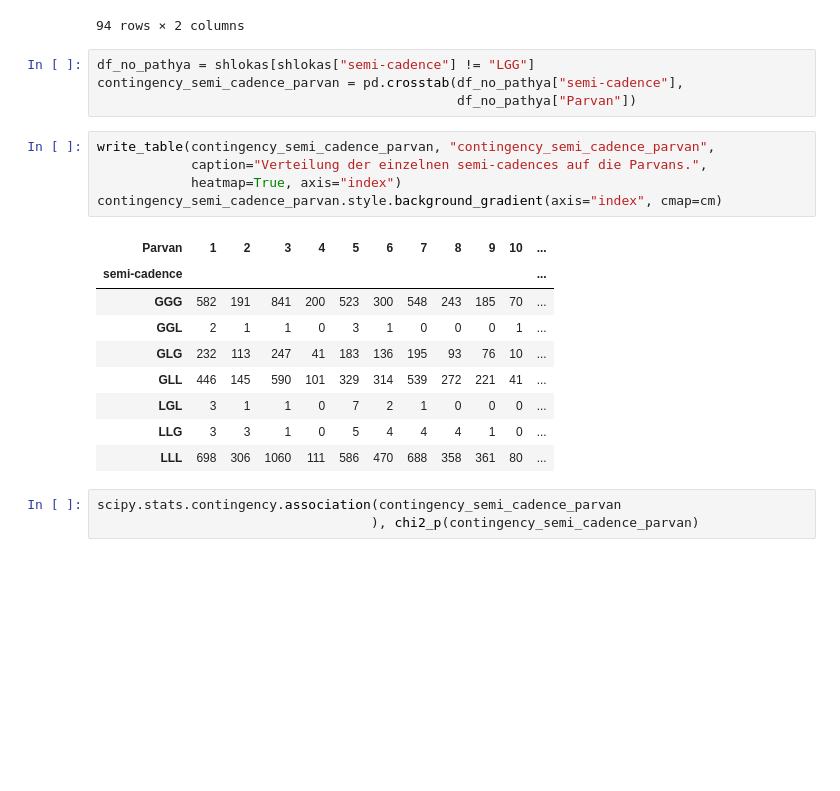
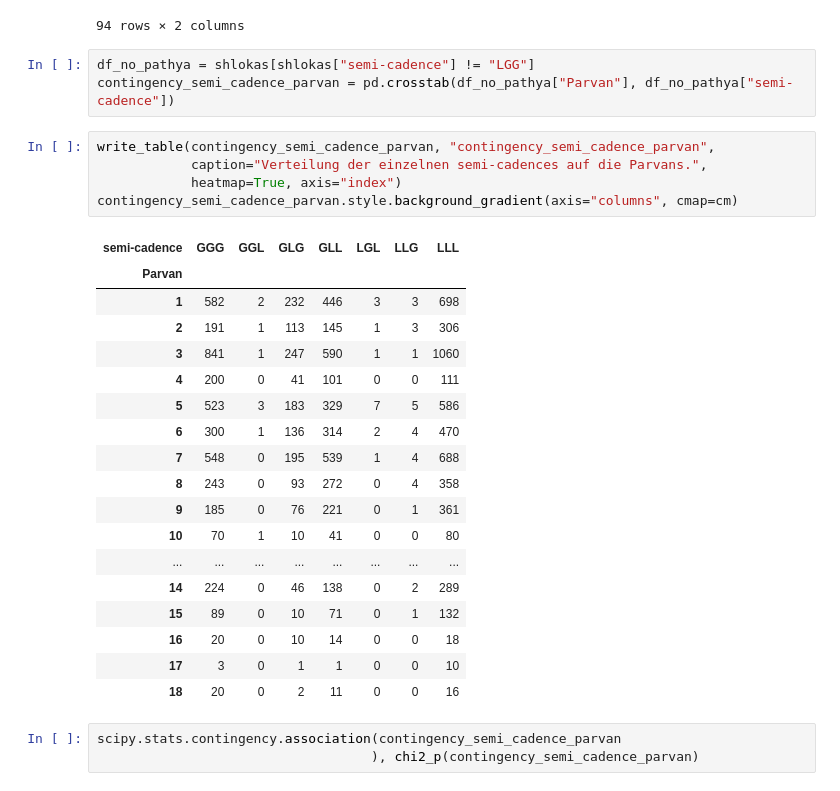
Before and after one commit to kmein/shloka, a Jupyter notebook: statistics.ipynb, the cells around one changed output. Cells and saved outputs as stored; diff of their text form; blank space fills up the shorter version.

Commit message:
feat: make some tables less wide

```diff
--- a/statistics.ipynb
+++ b/statistics.ipynb
@@ -264,23 +268,31 @@ odd_semi_cadences
 94 rows × 2 columns
 # %%
 df_no_pathya = shlokas[shlokas["semi-cadence"] != "LGG"]
-contingency_semi_cadence_parvan = pd.crosstab(df_no_pathya["semi-cadence"],
-                                              df_no_pathya["Parvan"])
+contingency_semi_cadence_parvan = pd.crosstab(df_no_pathya["Parvan"], df_no_pathya["semi-cadence"])
 # %%
 write_table(contingency_semi_cadence_parvan, "contingency_semi_cadence_parvan",
             caption="Verteilung der einzelnen semi-cadences auf die Parvans.",
             heatmap=True, axis="index")
-contingency_semi_cadence_parvan.style.background_gradient(axis="index", cmap=cm)
+contingency_semi_cadence_parvan.style.background_gradient(axis="columns", cmap=cm)
 # %% [output]
-| Parvan | 1 | 2 | 3 | 4 | 5 | 6 | 7 | 8 | 9 | 10 | ... |
-| semi-cadence |  |  |  |  |  |  |  |  |  |  | ... |
-| GGG | 582 | 191 | 841 | 200 | 523 | 300 | 548 | 243 | 185 | 70 | ... |
-| GGL | 2 | 1 | 1 | 0 | 3 | 1 | 0 | 0 | 0 | 1 | ... |
-| GLG | 232 | 113 | 247 | 41 | 183 | 136 | 195 | 93 | 76 | 10 | ... |
-| GLL | 446 | 145 | 590 | 101 | 329 | 314 | 539 | 272 | 221 | 41 | ... |
-| LGL | 3 | 1 | 1 | 0 | 7 | 2 | 1 | 0 | 0 | 0 | ... |
-| LLG | 3 | 3 | 1 | 0 | 5 | 4 | 4 | 4 | 1 | 0 | ... |
-| LLL | 698 | 306 | 1060 | 111 | 586 | 470 | 688 | 358 | 361 | 80 | ... |
+| semi-cadence | GGG | GGL | GLG | GLL | LGL | LLG | LLL |
+| Parvan |  |  |  |  |  |  |  |
+| 1 | 582 | 2 | 232 | 446 | 3 | 3 | 698 |
+| 2 | 191 | 1 | 113 | 145 | 1 | 3 | 306 |
+| 3 | 841 | 1 | 247 | 590 | 1 | 1 | 1060 |
+| 4 | 200 | 0 | 41 | 101 | 0 | 0 | 111 |
+| 5 | 523 | 3 | 183 | 329 | 7 | 5 | 586 |
+| 6 | 300 | 1 | 136 | 314 | 2 | 4 | 470 |
+| 7 | 548 | 0 | 195 | 539 | 1 | 4 | 688 |
+| 8 | 243 | 0 | 93 | 272 | 0 | 4 | 358 |
+| 9 | 185 | 0 | 76 | 221 | 0 | 1 | 361 |
+| 10 | 70 | 1 | 10 | 41 | 0 | 0 | 80 |
+| ... | ... | ... | ... | ... | ... | ... | ... |
+| 14 | 224 | 0 | 46 | 138 | 0 | 2 | 289 |
+| 15 | 89 | 0 | 10 | 71 | 0 | 1 | 132 |
+| 16 | 20 | 0 | 10 | 14 | 0 | 0 | 18 |
+| 17 | 3 | 0 | 1 | 1 | 0 | 0 | 10 |
+| 18 | 20 | 0 | 2 | 11 | 0 | 0 | 16 |
 # %%
 scipy.stats.contingency.association(contingency_semi_cadence_parvan
                                    ), chi2_p(contingency_semi_cadence_parvan)
```
Also changed, not shown: parts of 12 cells of this notebook.
